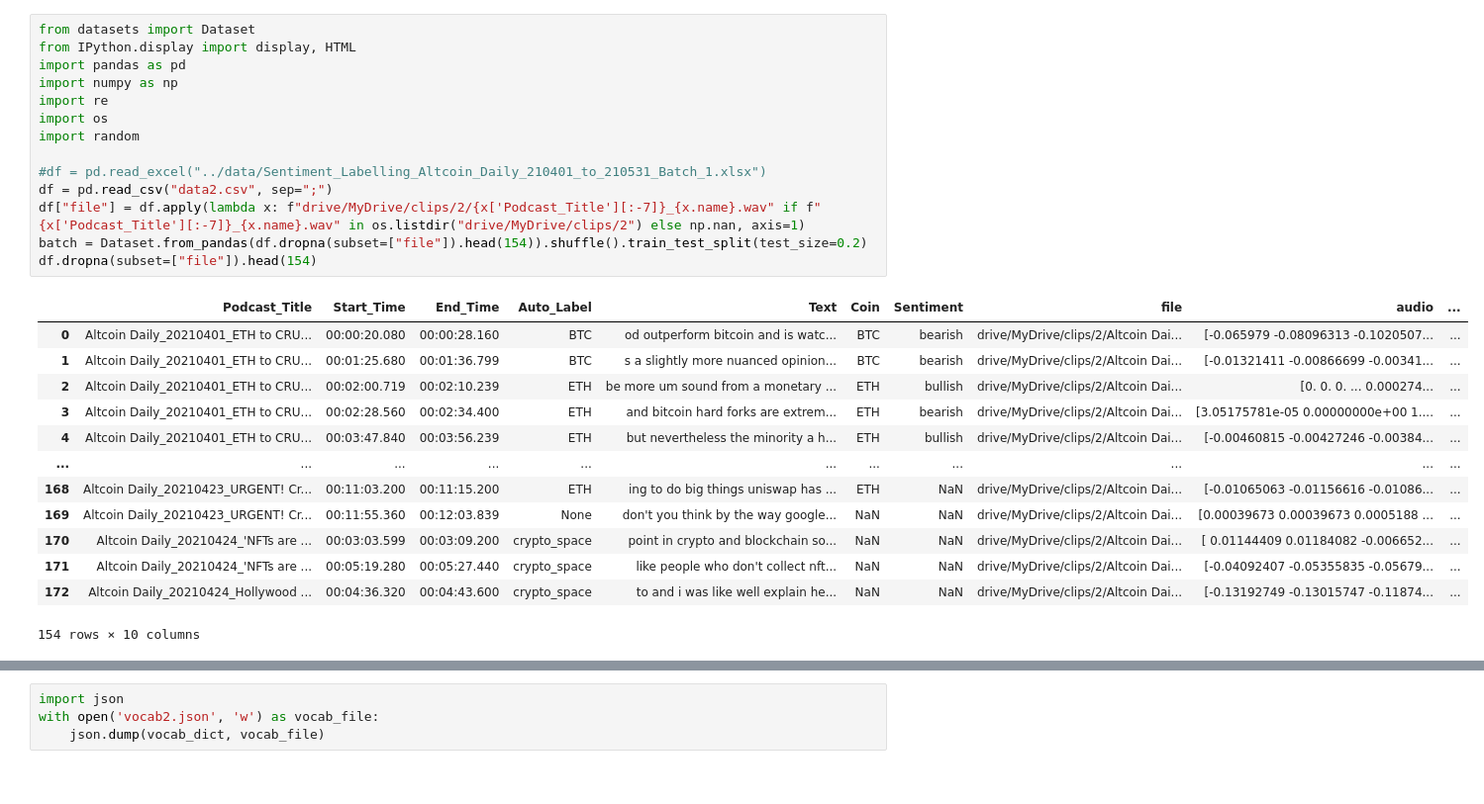
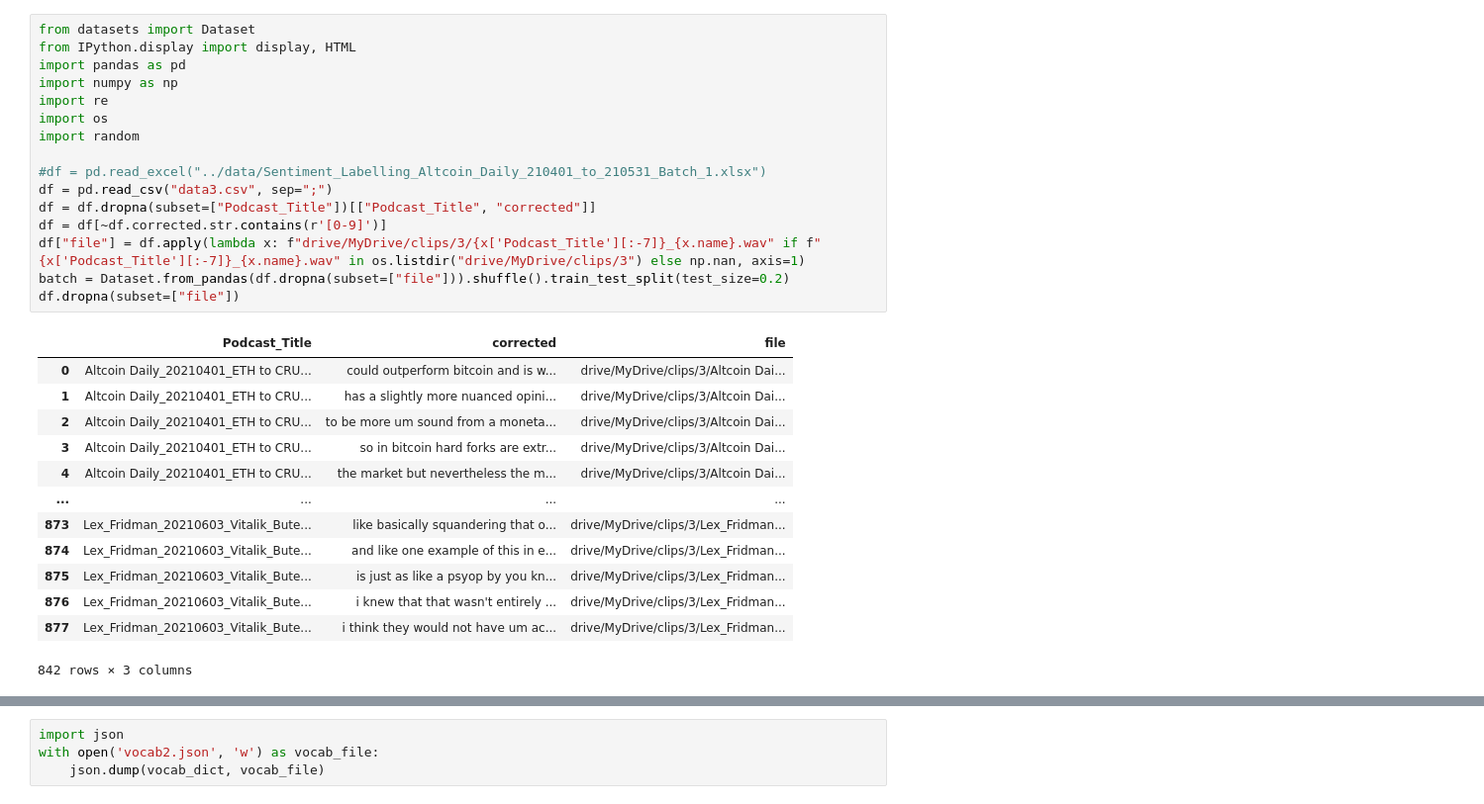
Before and after one commit to distractedm1nd/mar2moon, a Jupyter notebook: scripts/Wav2Vec2_Train.ipynb, the cells around one changed output, grey strips where cells are left out. Shown: that part at 99% size. Saved outputs shown, nothing was run; the diff lists cells and outputs as text.

```diff
--- a/scripts/Wav2Vec2_Train.ipynb
+++ b/scripts/Wav2Vec2_Train.ipynb
@@ -8,31 +47,33 @@
 # %%
 from datasets import Dataset
 from IPython.display import display, HTML
 import pandas as pd
 import numpy as np
 import re
 import os
 import random
 
 #df = pd.read_excel("../data/Sentiment_Labelling_Altcoin_Daily_210401_to_210531_Batch_1.xlsx")
-df = pd.read_csv("data2.csv", sep=";")
-df["file"] = df.apply(lambda x: f"drive/MyDrive/clips/2/{x['Podcast_Title'][:-7]}_{x.name}.wav" if f"{x['Podcast_Title'][:-7]}_{x.name}.wav" in os.listdir("drive/MyDrive/clips/2") else np.nan, axis=1)
-batch = Dataset.from_pandas(df.dropna(subset=["file"]).head(154)).shuffle().train_test_split(test_size=0.2)
-df.dropna(subset=["file"]).head(154)
+df = pd.read_csv("data3.csv", sep=";")
+df = df.dropna(subset=["Podcast_Title"])[["Podcast_Title", "corrected"]]
+df = df[~df.corrected.str.contains(r'[0-9]')]
+df["file"] = df.apply(lambda x: f"drive/MyDrive/clips/3/{x['Podcast_Title'][:-7]}_{x.name}.wav" if f"{x['Podcast_Title'][:-7]}_{x.name}.wav" in os.listdir("drive/MyDrive/clips/3") else np.nan, axis=1)
+batch = Dataset.from_pandas(df.dropna(subset=["file"])).shuffle().train_test_split(test_size=0.2)
+df.dropna(subset=["file"])
 # %% [output]
-|  | Podcast_Title | Start_Time | End_Time | Auto_Label | Text | Coin | Sentiment | file | audio | ... |
-| 0 | Altcoin Daily_20210401_ETH to CRU... | 00:00:20.080 | 00:00:28.160 | BTC | od outperform bitcoin and is watc... | BTC | bearish | drive/MyDrive/clips/2/Altcoin Dai... | [-0.065979 -0.08096313 -0.1020507... | ... |
-| 1 | Altcoin Daily_20210401_ETH to CRU... | 00:01:25.680 | 00:01:36.799 | BTC | s a slightly more nuanced opinion... | BTC | bearish | drive/MyDrive/clips/2/Altcoin Dai... | [-0.01321411 -0.00866699 -0.00341... | ... |
-| 2 | Altcoin Daily_20210401_ETH to CRU... | 00:02:00.719 | 00:02:10.239 | ETH | be more um sound from a monetary ... | ETH | bullish | drive/MyDrive/clips/2/Altcoin Dai... | [0. 0. 0. ... 0.000274... | ... |
-| 3 | Altcoin Daily_20210401_ETH to CRU... | 00:02:28.560 | 00:02:34.400 | ETH | and bitcoin hard forks are extrem... | ETH | bearish | drive/MyDrive/clips/2/Altcoin Dai... | [3.05175781e-05 0.00000000e+00 1.... | ... |
-| 4 | Altcoin Daily_20210401_ETH to CRU... | 00:03:47.840 | 00:03:56.239 | ETH | but nevertheless the minority a h... | ETH | bullish | drive/MyDrive/clips/2/Altcoin Dai... | [-0.00460815 -0.00427246 -0.00384... | ... |
-| ... | ... | ... | ... | ... | ... | ... | ... | ... | ... | ... |
-| 168 | Altcoin Daily_20210423_URGENT! Cr... | 00:11:03.200 | 00:11:15.200 | ETH | ing to do big things uniswap has ... | ETH | NaN | drive/MyDrive/clips/2/Altcoin Dai... | [-0.01065063 -0.01156616 -0.01086... | ... |
-| 169 | Altcoin Daily_20210423_URGENT! Cr... | 00:11:55.360 | 00:12:03.839 | None | don't you think by the way google... | NaN | NaN | drive/MyDrive/clips/2/Altcoin Dai... | [0.00039673 0.00039673 0.0005188 ... | ... |
-| 170 | Altcoin Daily_20210424_'NFTs are ... | 00:03:03.599 | 00:03:09.200 | crypto_space | point in crypto and blockchain so... | NaN | NaN | drive/MyDrive/clips/2/Altcoin Dai... | [ 0.01144409 0.01184082 -0.006652... | ... |
-| 171 | Altcoin Daily_20210424_'NFTs are ... | 00:05:19.280 | 00:05:27.440 | crypto_space | like people who don't collect nft... | NaN | NaN | drive/MyDrive/clips/2/Altcoin Dai... | [-0.04092407 -0.05355835 -0.05679... | ... |
-| 172 | Altcoin Daily_20210424_Hollywood ... | 00:04:36.320 | 00:04:43.600 | crypto_space | to and i was like well explain he... | NaN | NaN | drive/MyDrive/clips/2/Altcoin Dai... | [-0.13192749 -0.13015747 -0.11874... | ... |
+|  | Podcast_Title | corrected | file |
+| 0 | Altcoin Daily_20210401_ETH to CRU... | could outperform bitcoin and is w... | drive/MyDrive/clips/3/Altcoin Dai... |
+| 1 | Altcoin Daily_20210401_ETH to CRU... | has a slightly more nuanced opini... | drive/MyDrive/clips/3/Altcoin Dai... |
+| 2 | Altcoin Daily_20210401_ETH to CRU... | to be more um sound from a moneta... | drive/MyDrive/clips/3/Altcoin Dai... |
+| 3 | Altcoin Daily_20210401_ETH to CRU... | so in bitcoin hard forks are extr... | drive/MyDrive/clips/3/Altcoin Dai... |
+| 4 | Altcoin Daily_20210401_ETH to CRU... | the market but nevertheless the m... | drive/MyDrive/clips/3/Altcoin Dai... |
+| ... | ... | ... | ... |
+| 873 | Lex_Fridman_20210603_Vitalik_Bute... | like basically squandering that o... | drive/MyDrive/clips/3/Lex_Fridman... |
+| 874 | Lex_Fridman_20210603_Vitalik_Bute... | and like one example of this in e... | drive/MyDrive/clips/3/Lex_Fridman... |
+| 875 | Lex_Fridman_20210603_Vitalik_Bute... | is just as like a psyop by you kn... | drive/MyDrive/clips/3/Lex_Fridman... |
+| 876 | Lex_Fridman_20210603_Vitalik_Bute... | i knew that that wasn't entirely ... | drive/MyDrive/clips/3/Lex_Fridman... |
+| 877 | Lex_Fridman_20210603_Vitalik_Bute... | i think they would not have um ac... | drive/MyDrive/clips/3/Lex_Fridman... |
-154 rows × 10 columns
+842 rows × 3 columns
 # %%
 chars_to_ignore_regex = '[\,\?\.\!\-\;\:\"\d\[\]]'
 
```
Also changed, not shown: parts of 14 cells of this notebook.
